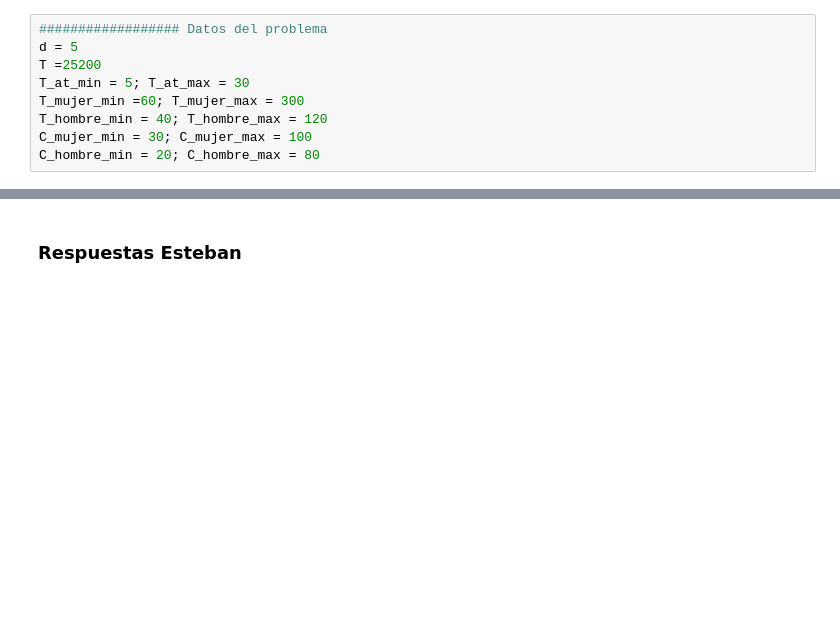
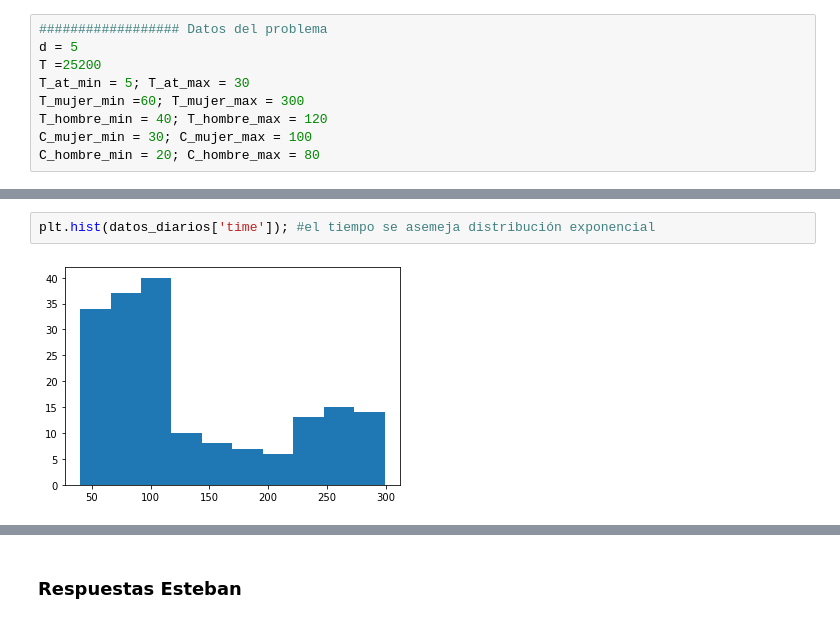
Before and after one commit to JuanPablo2019/Tarea4_SPF, a Jupyter notebook: Tarea4.ipynb, the cells around one changed output, grey strips where cells are left out. Saved outputs shown, nothing was run; the diff lists cells and outputs as text; blank space fills up the shorter version.

```diff
--- a/Tarea4.ipynb
+++ b/Tarea4.ipynb
@@ -74,0 +230,4 @@ C_hombre_min = 20; C_hombre_max = 80
+# %%
+plt.hist(datos_diarios['time']); #el tiempo se asemeja distribución exponencial
+# %% [output]
+[figure, added]
```
Also changed, not shown: parts of 40 cells of this notebook.
